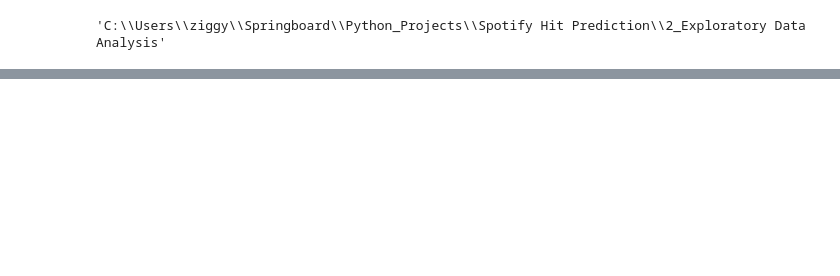
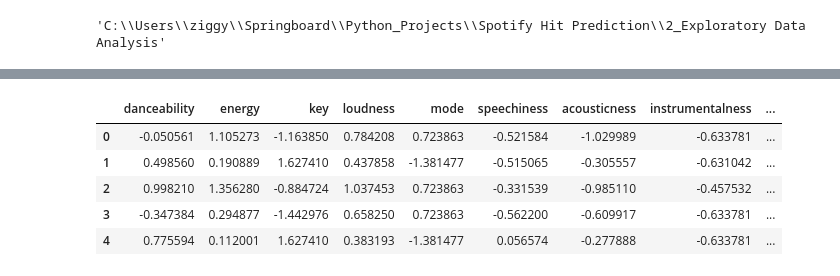
Before and after one commit to zig-zag-96/Python_Projects, a Jupyter notebook: Spotify Hit Prediction/2_Exploratory Data Analysis/Pre-processing for Cleaned_FullDataset.ipynb, the cells around one changed output, grey strips where cells are left out. Saved outputs shown, nothing was run; the diff lists cells and outputs as text; code cells hidden in the pictures; blank space fills up the shorter version.

```diff
--- a/Spotify Hit Prediction/2_Exploratory Data Analysis/Pre-processing for Cleaned_FullDataset.ipynb
+++ b/Spotify Hit Prediction/2_Exploratory Data Analysis/Pre-processing for Cleaned_FullDataset.ipynb
@@ -18,0 +68,11 @@ FileNotFoundError: [Errno 2] No such file or directory: 'C:\\\\Users\\\\ziggy\\\
+# %%
+#creating a df from the scaled data (numpy array) and adding back the column names
+data_scale_df = pd.DataFrame(data_scale, columns=data_scale_columns)
+data_scale_df.head()
+# %% [output]
+|  | danceability | energy | key | loudness | mode | speechiness | acousticness | instrumentalness | ... |
+| 0 | -0.050561 | 1.105273 | -1.163850 | 0.784208 | 0.723863 | -0.521584 | -1.029989 | -0.633781 | ... |
+| 1 | 0.498560 | 0.190889 | 1.627410 | 0.437858 | -1.381477 | -0.515065 | -0.305557 | -0.631042 | ... |
+| 2 | 0.998210 | 1.356280 | -0.884724 | 1.037453 | 0.723863 | -0.331539 | -0.985110 | -0.457532 | ... |
+| 3 | -0.347384 | 0.294877 | -1.442976 | 0.658250 | 0.723863 | -0.562200 | -0.609917 | -0.633781 | ... |
+| 4 | 0.775594 | 0.112001 | 1.627410 | 0.383193 | -1.381477 | 0.056574 | -0.277888 | -0.633781 | ... |
```
Also changed, not shown: parts of 13 cells of this notebook.
